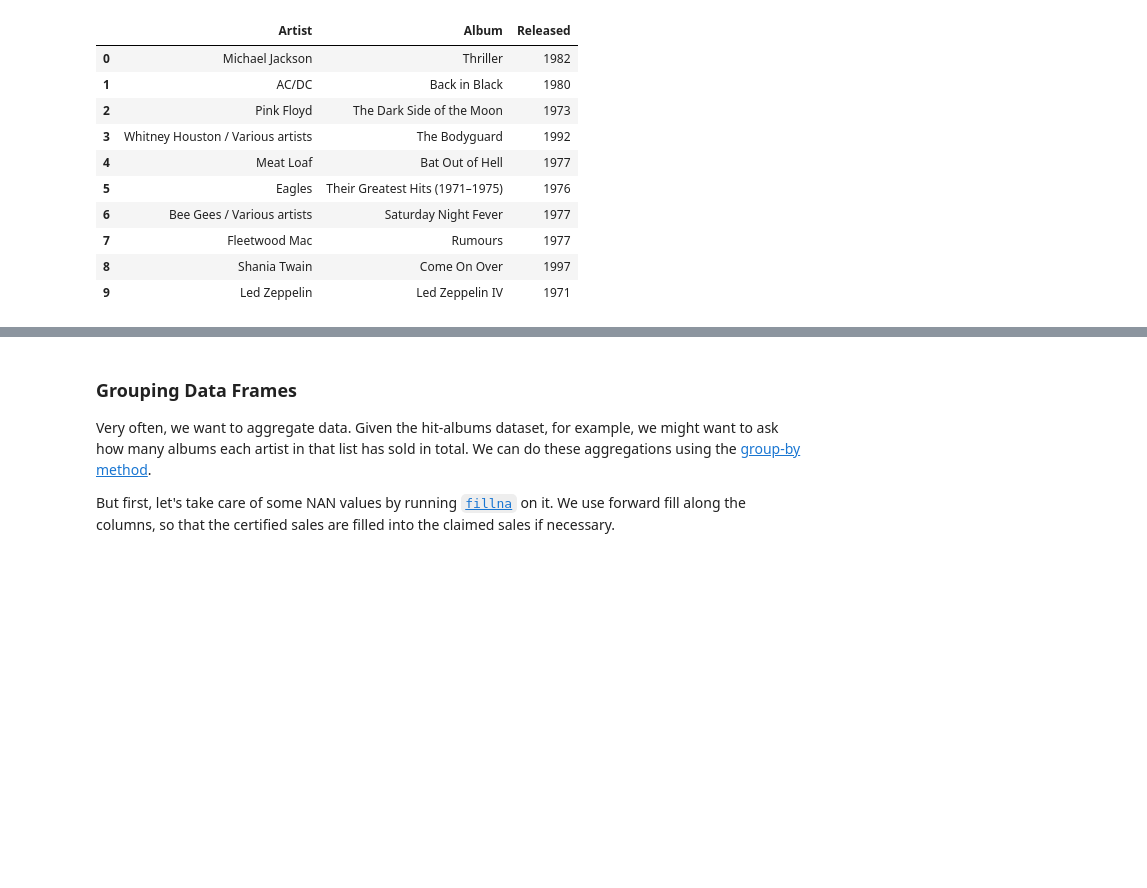
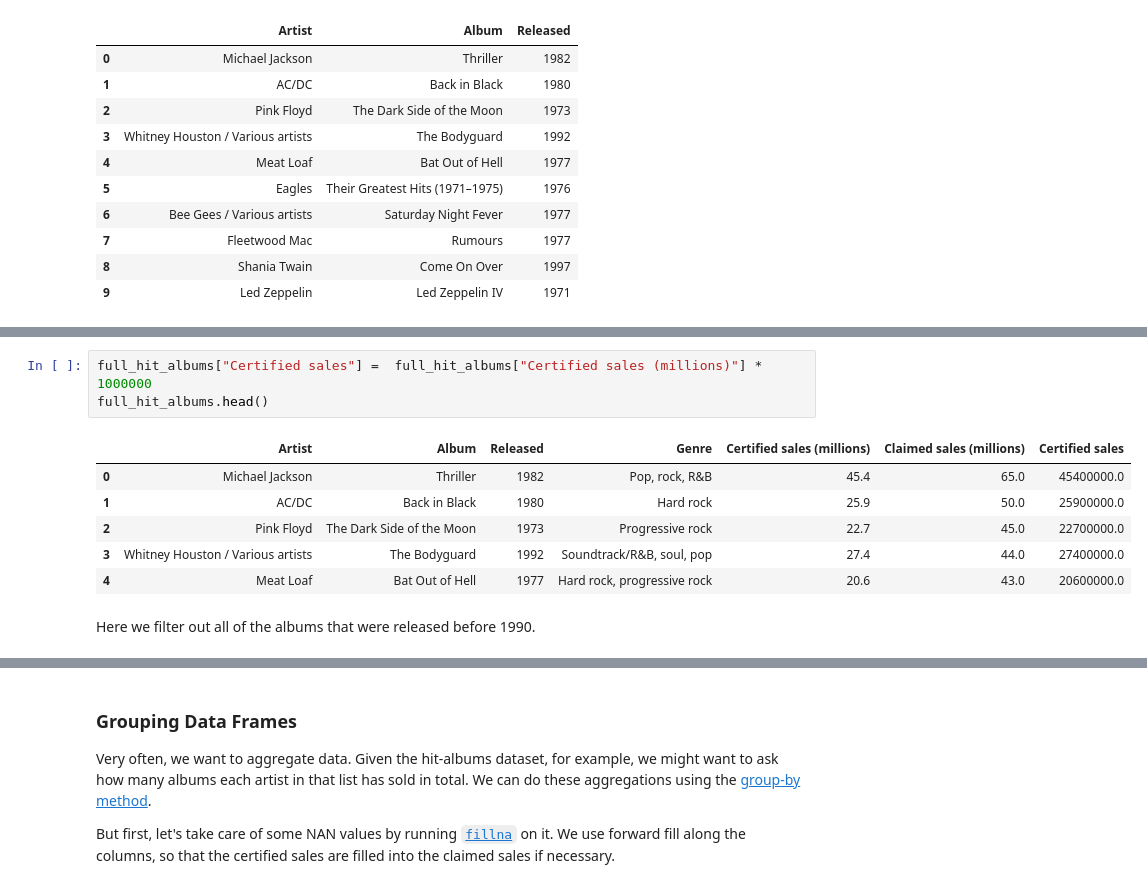
Before and after one commit to datascience-course/2020-datascience-lectures, a Jupyter notebook: 06-loading-data-dataframes/06-loading-data-dataframes.ipynb, the cells around one changed output, grey strips where cells are left out. Cells and saved outputs as stored; diff of their text form; blank space fills up the shorter version.

```diff
--- a/06-loading-data-dataframes/06-loading-data-dataframes.ipynb
+++ b/06-loading-data-dataframes/06-loading-data-dataframes.ipynb
@@ -1114,0 +1110,12 @@ full_hit_albums.iloc[0:10, 0:3]
+# %%
+full_hit_albums["Certified sales"] =  full_hit_albums["Certified sales (millions)"] * 1000000
+full_hit_albums.head()
+# %% [output]
+|  | Artist | Album | Released | Genre | Certified sales (millions) | Claimed sales (millions) | Certified sales |
+| 0 | Michael Jackson | Thriller | 1982 | Pop, rock, R&B | 45.4 | 65.0 | 45400000.0 |
+| 1 | AC/DC | Back in Black | 1980 | Hard rock | 25.9 | 50.0 | 25900000.0 |
+| 2 | Pink Floyd | The Dark Side of the Moon | 1973 | Progressive rock | 22.7 | 45.0 | 22700000.0 |
+| 3 | Whitney Houston / Various artists | The Bodyguard | 1992 | Soundtrack/R&B, soul, pop | 27.4 | 44.0 | 27400000.0 |
+| 4 | Meat Loaf | Bat Out of Hell | 1977 | Hard rock, progressive rock | 20.6 | 43.0 | 20600000.0 |
+# %% [markdown]
+Here we filter out all of the albums that were released before 1990.
```
Also changed, not shown: parts of 8 cells of this notebook.
